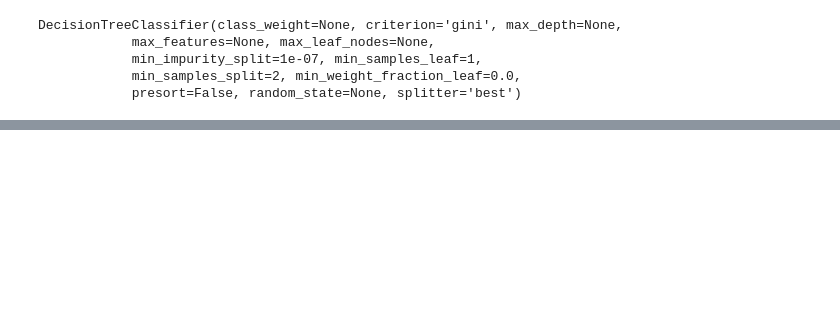
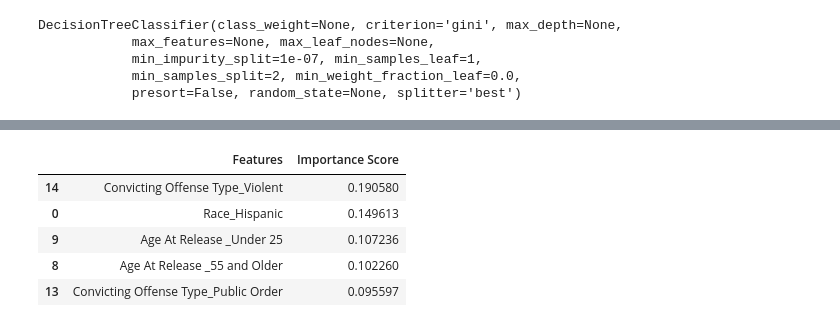
Before and after one commit to matanefron/data-sets, a Jupyter notebook: Recidivism Project.ipynb, the cells around one changed output, grey strips where cells are left out. Cells and saved outputs as stored; diff of their text form; code cells hidden in the pictures; blank space fills up the shorter version.

```diff
--- a/Recidivism Project.ipynb
+++ b/Recidivism Project.ipynb
@@ -274,0 +303,15 @@ ValueError: could not convert string to float: Discharged – End of Sentence
+# %%
+features = X.columns
+feature_importances = model.feature_importances_
+
+features_df = pd.DataFrame({'Features': features, 'Importance Score': feature_importances})
+features_df.sort_values(by='Importance Score', inplace=True, ascending=False)
+
+features_df.head()
+# %% [output]
+|  | Features | Importance Score |
+| 14 | Convicting Offense Type_Violent | 0.190580 |
+| 0 | Race_Hispanic | 0.149613 |
+| 9 | Age At Release _Under 25 | 0.107236 |
+| 8 | Age At Release _55 and Older | 0.102260 |
+| 13 | Convicting Offense Type_Public Order | 0.095597 |
```
Also changed, not shown: parts of 5 cells of this notebook.
